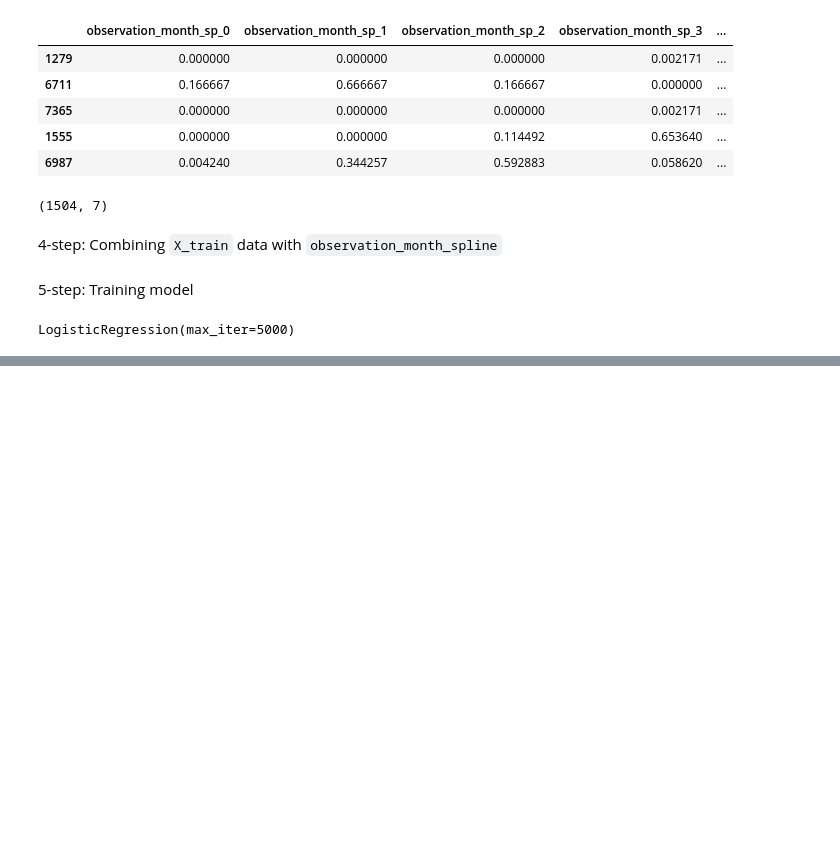
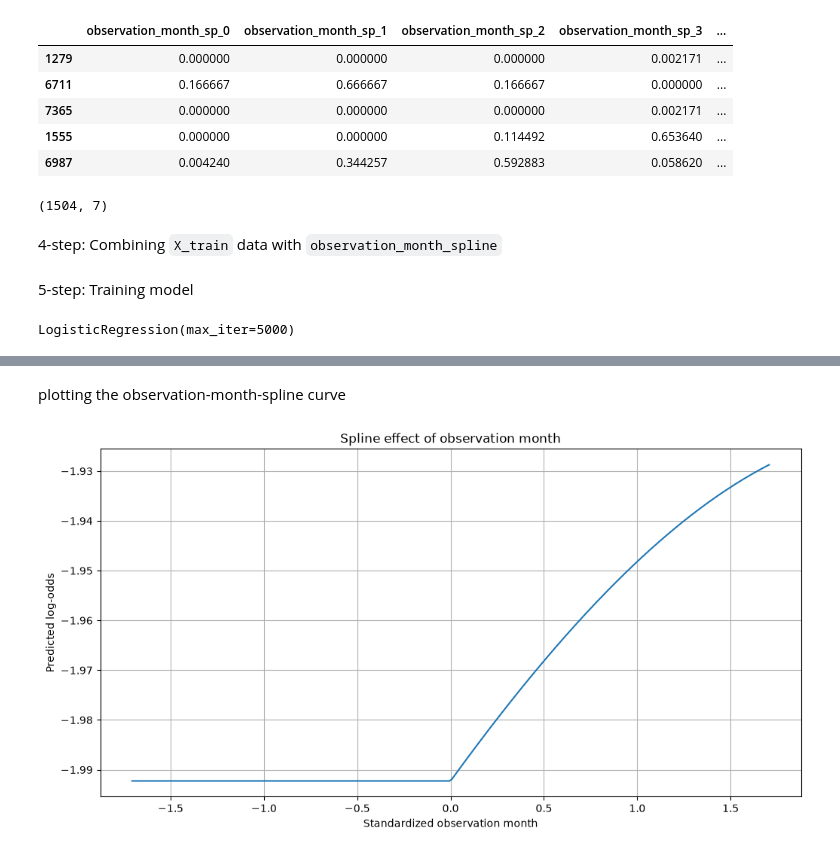
Before and after one commit to diyorarti/Learning_Data_Science, a Jupyter notebook: Statistics/3_Regression/Logistic_regression/practice2.ipynb, the cells around one changed output, grey strips where cells are left out. Cells and saved outputs as stored; diff of their text form; code cells hidden in the pictures; blank space fills up the shorter version.

Commit message:
Spline method practiced in Logsitic Regression in Regression

```diff
--- a/Statistics/3_Regression/Logistic_regression/practice2.ipynb
+++ b/Statistics/3_Regression/Logistic_regression/practice2.ipynb
@@ -643,0 +736,2 @@ LogisticRegression(max_iter=5000)
+# %% [markdown]
+plotting the observation-month-spline curve
@@ -643,0 +756,47 @@ LogisticRegression(max_iter=5000)
+# %%
+# Asking the fitted logistic regression model for the log-odds at each of these observation months
+# A common partial-effect approach is to hold them at their training means:
+other_features_mean = X_train_without_month.mean()
+
+X_grid_other = pd.DataFrame(
+    np.tile(
+        other_features_mean.values,
+        (300, 1)
+    ),
+    columns=X_train_without_month.columns
+)
+
+# comnining them
+X_grid = pd.concat(
+    [
+        X_grid_other,
+        observation_month_grid_spline_df
+    ],
+    axis=1
+)
+
+X_grid = X_grid[
+    X_train_observation_month_spline.columns
+]
+
+observation_month_spline_log_odds = (
+    observation_month_spline_model.decision_function(
+        X_grid
+    )
+)
+# %%
+plt.figure(figsize=(12, 6))
+
+plt.plot(
+    observation_month_grid.ravel(),
+    observation_month_spline_log_odds
+)
+
+plt.xlabel('Standardized observation month')
+plt.ylabel('Predicted log-odds')
+plt.title('Spline effect of observation month')
+plt.grid()
+
+plt.show()
+# %% [output]
+[figure, added]
```
Also changed, not shown: parts of 8 cells of this notebook.
